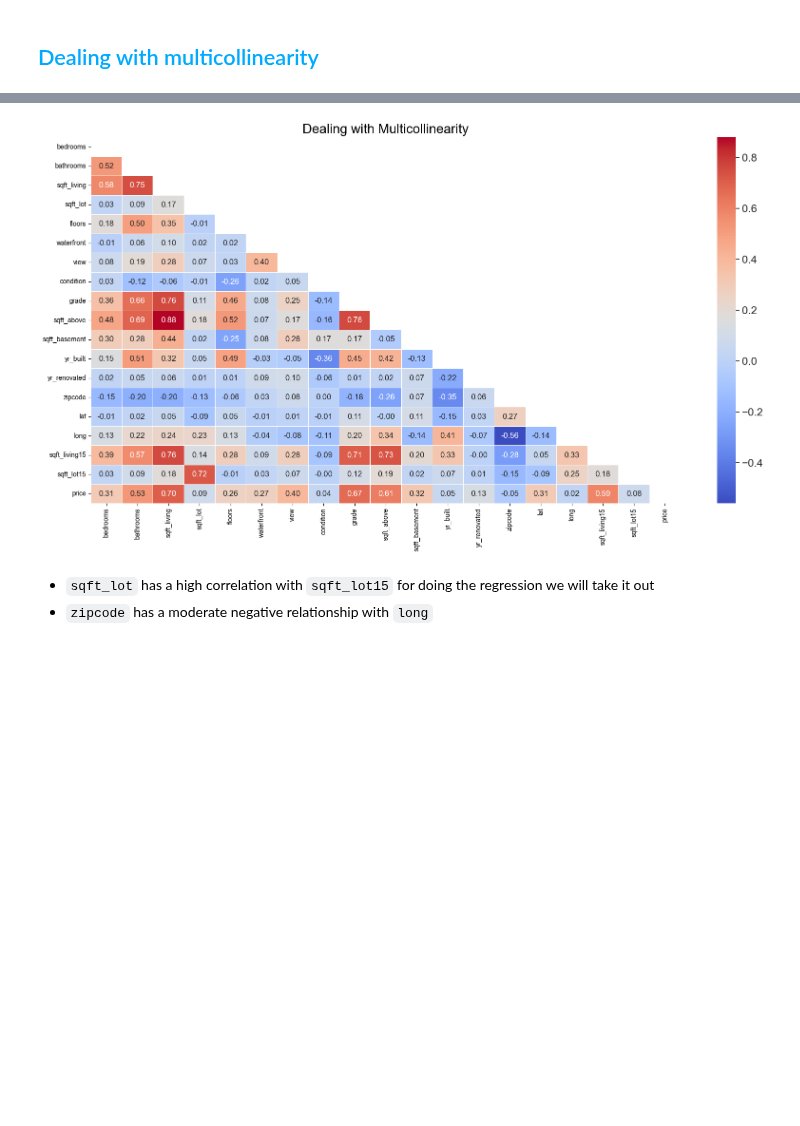
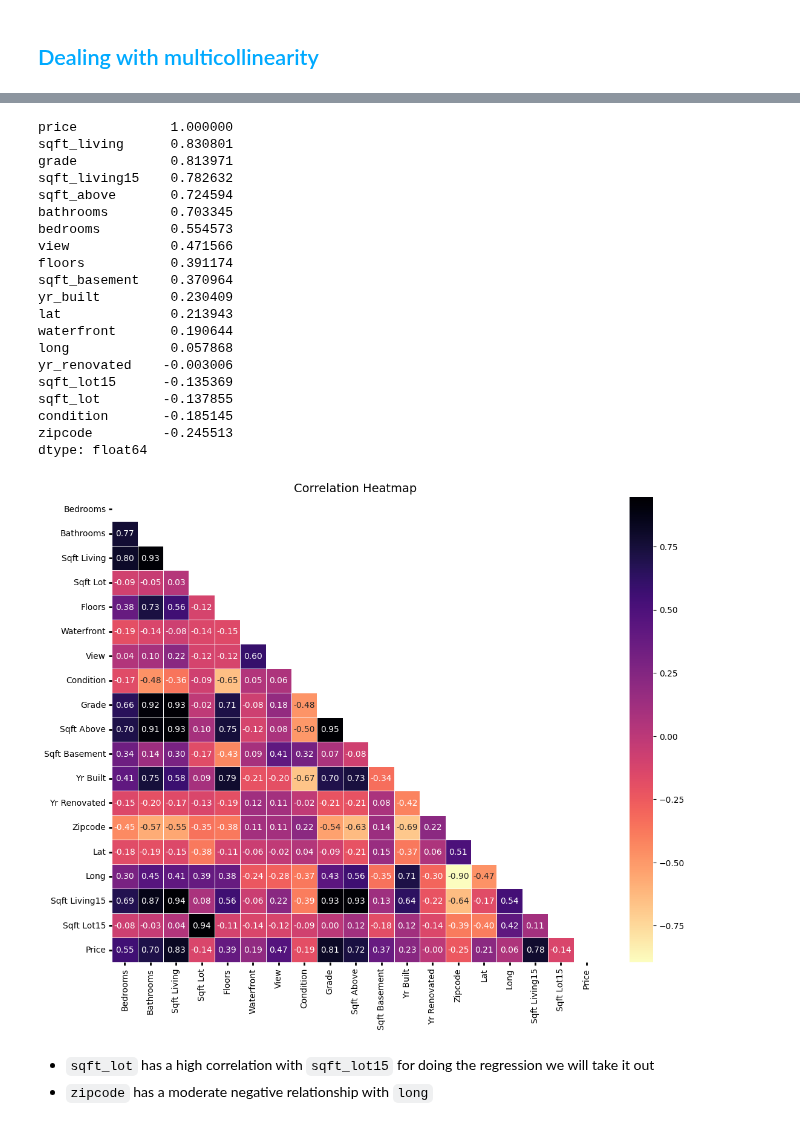
Before and after one commit to martaverfer/mini-project-ironkaggle, a Jupyter notebook: notebooks/lasso_reg.ipynb, the cells around one changed output, grey strips where cells are left out. Cells and saved outputs as stored; diff of their text form; code cells hidden in the pictures; blank space fills up the shorter version.

Commit message:
reduced code duplication corr_heatmap

```diff
--- a/notebooks/lasso_reg.ipynb
+++ b/notebooks/lasso_reg.ipynb
@@ -73,18 +74,30 @@ num_df.head(5)
 # %%
 num_corr = round(num_df.corr(), 2)
-# %%
-# Correlation Matrix-Heatmap Plot
-mask = np.zeros_like(num_corr)
-mask[np.triu_indices_from(mask)] = True # optional, to hide repeat half of the matrix
-
-f, ax = plt.subplots(figsize=(20, 10))
-sns.set(font_scale=1.5) # increase font size
-
-ax = sns.heatmap(num_corr, mask=mask, annot=True, annot_kws={"size": 12}, linewidths=.5, cmap="coolwarm", fmt=".2f", ax=ax) # round to 2 decimal places
-ax.set_title("Dealing with Multicollinearity", fontsize=20) # add title
-plt.show()
-# %% [output]
-[figure, removed]
+# %%
+correlation_with_price = corr_heatmap(num_corr)
+correlation_with_price
+# %% [output]
+price            1.000000
+sqft_living      0.830801
+grade            0.813971
+sqft_living15    0.782632
+sqft_above       0.724594
+bathrooms        0.703345
+bedrooms         0.554573
+view             0.471566
+floors           0.391174
+sqft_basement    0.370964
+yr_built         0.230409
+lat              0.213943
+waterfront       0.190644
+long             0.057868
+yr_renovated    -0.003006
+sqft_lot15      -0.135369
+sqft_lot        -0.137855
+condition       -0.185145
+zipcode         -0.245513
+dtype: float64
+[figure, added]
 # %% [markdown]
 - `sqft_lot` has a high correlation with `sqft_lot15` for doing the regression we will take it out
 - `zipcode` has a moderate negative relationship with `long`
```
Also changed, not shown: parts of 4 cells of this notebook, 5 other files.
